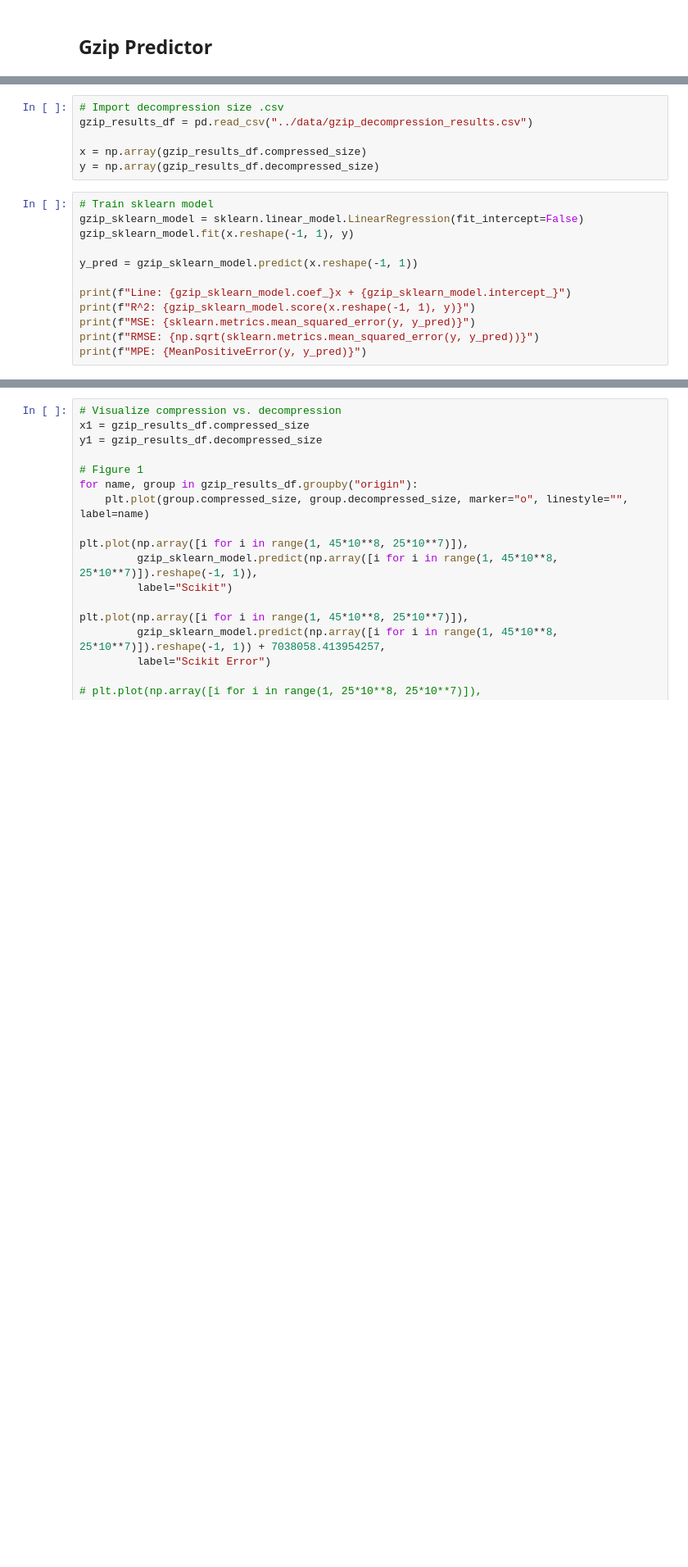
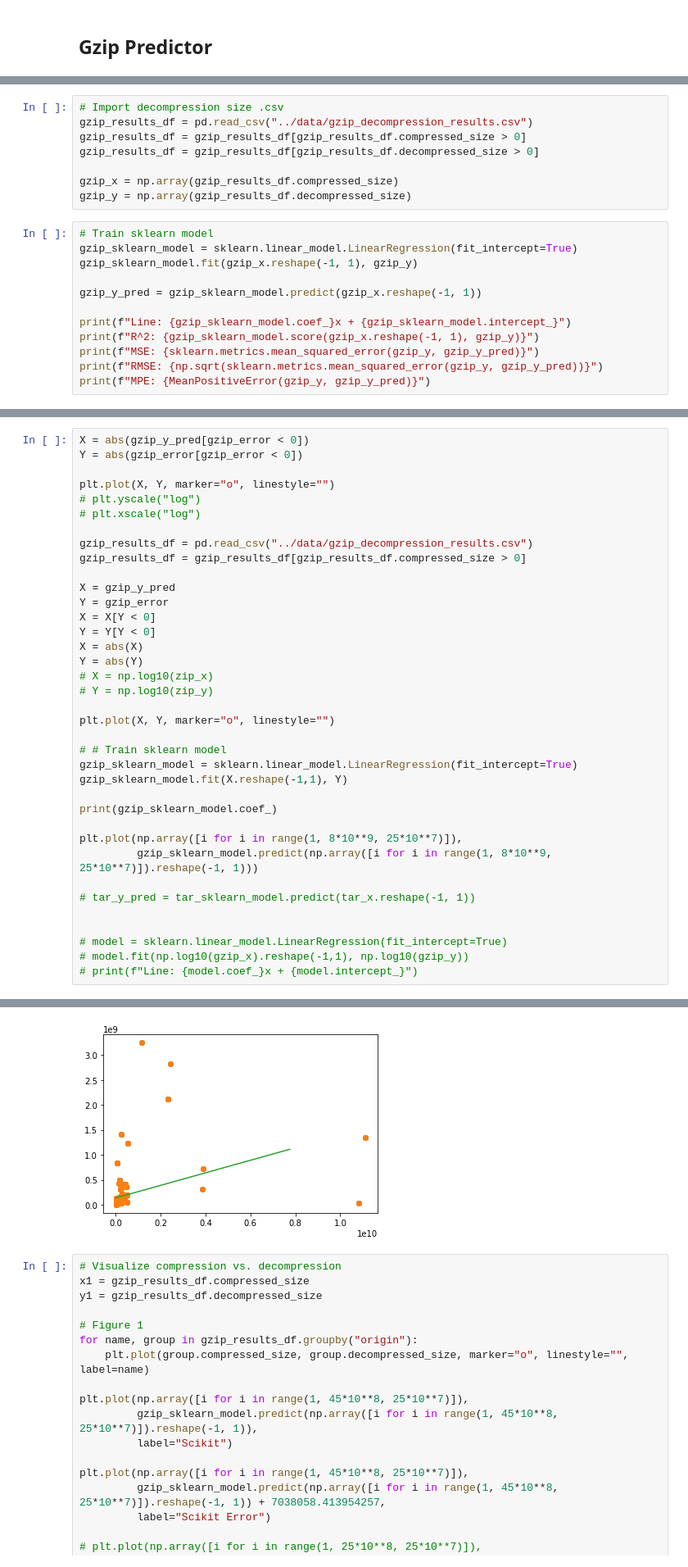
Before and after one commit to xtracthub/abyss, a Jupyter notebook: notebooks/predictor_tests.ipynb, the cells around one changed output, grey strips where cells are left out. Shown at 82% size. Saved outputs shown, nothing was run; the diff lists cells and outputs as text; blank space fills up the shorter version.

Commit message:
Added new repredictors after some more data analysis

```diff
--- a/notebooks/predictor_tests.ipynb
+++ b/notebooks/predictor_tests.ipynb
@@ -134,19 +188,21 @@ Text(0, 0.5, 'Decompressed size (bytes)')
 # %%
 # Import decompression size .csv
 gzip_results_df = pd.read_csv("../data/gzip_decompression_results.csv")
+gzip_results_df = gzip_results_df[gzip_results_df.compressed_size > 0]
+gzip_results_df = gzip_results_df[gzip_results_df.decompressed_size > 0]
 
-x = np.array(gzip_results_df.compressed_size)
-y = np.array(gzip_results_df.decompressed_size)
+gzip_x = np.array(gzip_results_df.compressed_size)
+gzip_y = np.array(gzip_results_df.decompressed_size)
 # %%
 # Train sklearn model
-gzip_sklearn_model = sklearn.linear_model.LinearRegression(fit_intercept=False)
-gzip_sklearn_model.fit(x.reshape(-1, 1), y)
+gzip_sklearn_model = sklearn.linear_model.LinearRegression(fit_intercept=True)
+gzip_sklearn_model.fit(gzip_x.reshape(-1, 1), gzip_y)
 
-y_pred = gzip_sklearn_model.predict(x.reshape(-1, 1))
+gzip_y_pred = gzip_sklearn_model.predict(gzip_x.reshape(-1, 1))
 
 print(f"Line: {gzip_sklearn_model.coef_}x + {gzip_sklearn_model.intercept_}")
-print(f"R^2: {gzip_sklearn_model.score(x.reshape(-1, 1), y)}")
-print(f"MSE: {sklearn.metrics.mean_squared_error(y, y_pred)}")
-print(f"RMSE: {np.sqrt(sklearn.metrics.mean_squared_error(y, y_pred))}")
-print(f"MPE: {MeanPositiveError(y, y_pred)}")
+print(f"R^2: {gzip_sklearn_model.score(gzip_x.reshape(-1, 1), gzip_y)}")
+print(f"MSE: {sklearn.metrics.mean_squared_error(gzip_y, gzip_y_pred)}")
+print(f"RMSE: {np.sqrt(sklearn.metrics.mean_squared_error(gzip_y, gzip_y_pred))}")
+print(f"MPE: {MeanPositiveError(gzip_y, gzip_y_pred)}")
 # %% [output]
@@ -162,0 +258,38 @@ np.quantile(error, 0.95)
+# %%
+X = abs(gzip_y_pred[gzip_error < 0])
+Y = abs(gzip_error[gzip_error < 0])
+
+plt.plot(X, Y, marker="o", linestyle="")
+# plt.yscale("log")
+# plt.xscale("log")
+
+gzip_results_df = pd.read_csv("../data/gzip_decompression_results.csv")
+gzip_results_df = gzip_results_df[gzip_results_df.compressed_size > 0]
+
+X = gzip_y_pred
+Y = gzip_error
+X = X[Y < 0]
+Y = Y[Y < 0]
+X = abs(X)
+Y = abs(Y)
+# X = np.log10(zip_x)
+# Y = np.log10(zip_y)
+
+plt.plot(X, Y, marker="o", linestyle="")
+
+# # Train sklearn model
+gzip_sklearn_model = sklearn.linear_model.LinearRegression(fit_intercept=True)
+gzip_sklearn_model.fit(X.reshape(-1,1), Y)
+
+print(gzip_sklearn_model.coef_)
+
+plt.plot(np.array([i for i in range(1, 8*10**9, 25*10**7)]),
+         gzip_sklearn_model.predict(np.array([i for i in range(1, 8*10**9, 25*10**7)]).reshape(-1, 1)))
+
+# tar_y_pred = tar_sklearn_model.predict(tar_x.reshape(-1, 1))
+
+
+# model = sklearn.linear_model.LinearRegression(fit_intercept=True)
+# model.fit(np.log10(gzip_x).reshape(-1,1), np.log10(gzip_y))
+# print(f"Line: {model.coef_}x + {model.intercept_}")
+# %% [output]
@@ -163,3 +298,4 @@ np.quantile(error, 0.95)
+[figure, added]
 # %%
 # Visualize compression vs. decompression
 x1 = gzip_results_df.compressed_size
```
Also changed, not shown: parts of 20 cells of this notebook, 14 other files.
